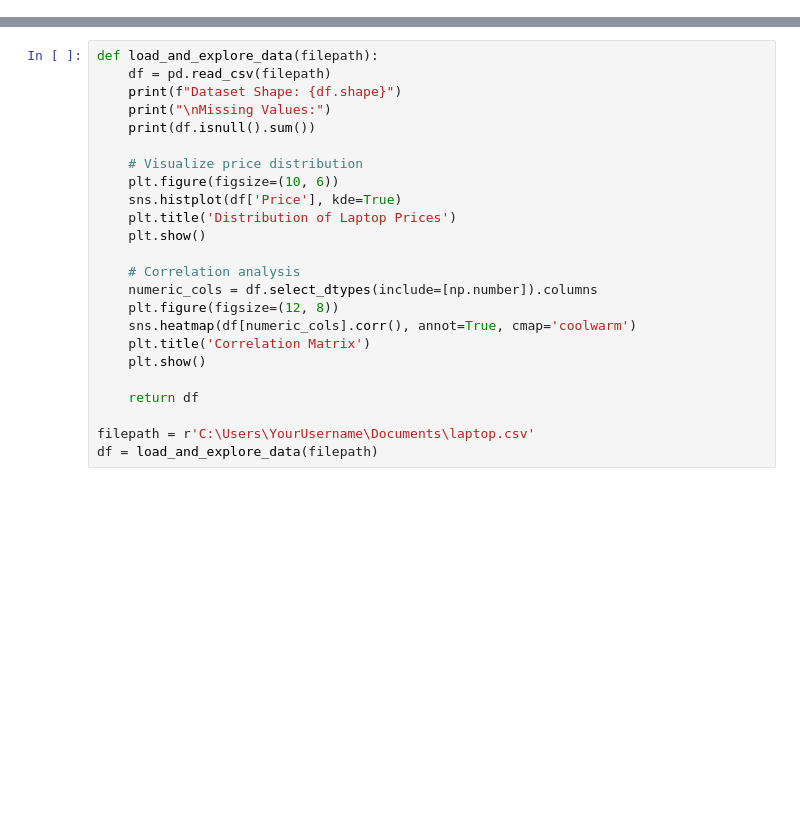
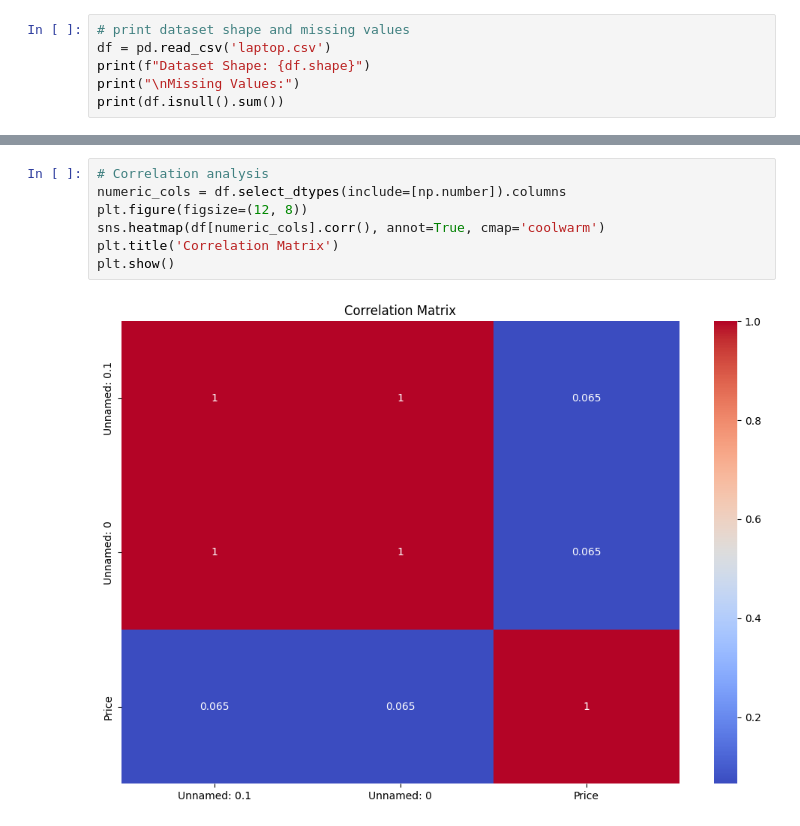
Before and after one commit to Adarsh-1201/Laptop-Price-Prediction, a Jupyter notebook: laptop_price_prediction_notebook.ipynb, the cells around one changed output, grey strips where cells are left out. Cells and saved outputs as stored; diff of their text form; blank space fills up the shorter version.

```diff
--- a/laptop_price_prediction_notebook.ipynb
+++ b/laptop_price_prediction_notebook.ipynb
@@ -41,0 +20,6 @@ upload_button.observe(handle_upload, names='value')
+# %%
+# print dataset shape and missing values
+df = pd.read_csv('laptop.csv')
+print(f"Dataset Shape: {df.shape}")
+print("\nMissing Values:")
+print(df.isnull().sum())
@@ -42,24 +61,9 @@ upload_button.observe(handle_upload, names='value')
 # %%
-def load_and_explore_data(filepath):
-    df = pd.read_csv(filepath)
-    print(f"Dataset Shape: {df.shape}")
-    print("\nMissing Values:")
-    print(df.isnull().sum())
-
-    # Visualize price distribution
-    plt.figure(figsize=(10, 6))
-    sns.histplot(df['Price'], kde=True)
-    plt.title('Distribution of Laptop Prices')
-    plt.show()
-
-    # Correlation analysis
-    numeric_cols = df.select_dtypes(include=[np.number]).columns
-    plt.figure(figsize=(12, 8))
-    sns.heatmap(df[numeric_cols].corr(), annot=True, cmap='coolwarm')
-    plt.title('Correlation Matrix')
-    plt.show()
-
-    return df
-
-filepath = r'C:\Users\YourUsername\Documents\laptop.csv'
-df = load_and_explore_data(filepath)
+# Correlation analysis
+numeric_cols = df.select_dtypes(include=[np.number]).columns
+plt.figure(figsize=(12, 8))
+sns.heatmap(df[numeric_cols].corr(), annot=True, cmap='coolwarm')
+plt.title('Correlation Matrix')
+plt.show()
+# %% [output]
+[figure, added]
```
Also changed, not shown: parts of 70 cells of this notebook.
